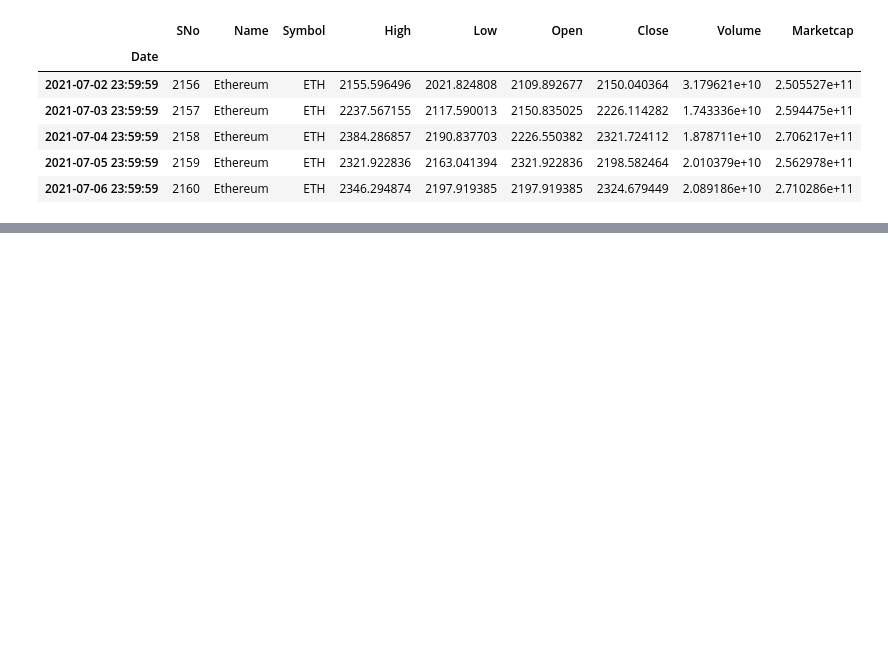
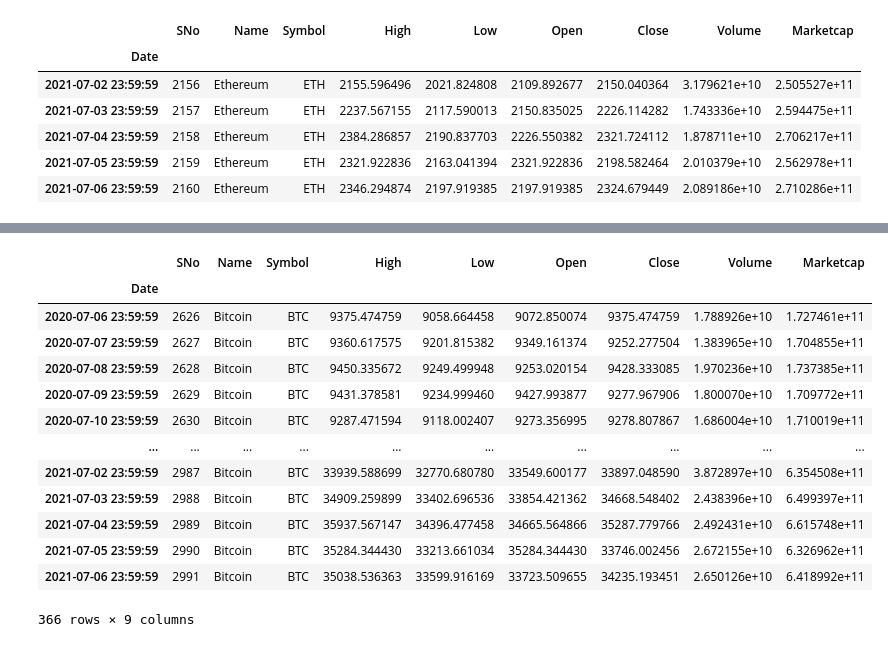
Before and after one commit to DataTortuga/crypto-pair-trade-analysis, a Jupyter notebook: BTC-ETH-Pair-Trade/BTC-ETH-Pair-Trade2.ipynb, the cells around one changed output, grey strips where cells are left out. Saved outputs shown, nothing was run; the diff lists cells and outputs as text; code cells hidden in the pictures; blank space fills up the shorter version.

```diff
--- a/BTC-ETH-Pair-Trade/BTC-ETH-Pair-Trade2.ipynb
+++ b/BTC-ETH-Pair-Trade/BTC-ETH-Pair-Trade2.ipynb
@@ -60,0 +110,17 @@ eth_df.tail()
+# %%
+a
+# %% [output]
+|  | SNo | Name | Symbol | High | Low | Open | Close | Volume | Marketcap |
+| Date |  |  |  |  |  |  |  |  |  |
+| 2020-07-06 23:59:59 | 2626 | Bitcoin | BTC | 9375.474759 | 9058.664458 | 9072.850074 | 9375.474759 | 1.788926e+10 | 1.727461e+11 |
+| 2020-07-07 23:59:59 | 2627 | Bitcoin | BTC | 9360.617575 | 9201.815382 | 9349.161374 | 9252.277504 | 1.383965e+10 | 1.704855e+11 |
+| 2020-07-08 23:59:59 | 2628 | Bitcoin | BTC | 9450.335672 | 9249.499948 | 9253.020154 | 9428.333085 | 1.970236e+10 | 1.737385e+11 |
+| 2020-07-09 23:59:59 | 2629 | Bitcoin | BTC | 9431.378581 | 9234.999460 | 9427.993877 | 9277.967906 | 1.800070e+10 | 1.709772e+11 |
+| 2020-07-10 23:59:59 | 2630 | Bitcoin | BTC | 9287.471594 | 9118.002407 | 9273.356995 | 9278.807867 | 1.686004e+10 | 1.710019e+11 |
+| ... | ... | ... | ... | ... | ... | ... | ... | ... | ... |
+| 2021-07-02 23:59:59 | 2987 | Bitcoin | BTC | 33939.588699 | 32770.680780 | 33549.600177 | 33897.048590 | 3.872897e+10 | 6.354508e+11 |
+| 2021-07-03 23:59:59 | 2988 | Bitcoin | BTC | 34909.259899 | 33402.696536 | 33854.421362 | 34668.548402 | 2.438396e+10 | 6.499397e+11 |
+| 2021-07-04 23:59:59 | 2989 | Bitcoin | BTC | 35937.567147 | 34396.477458 | 34665.564866 | 35287.779766 | 2.492431e+10 | 6.615748e+11 |
+| 2021-07-05 23:59:59 | 2990 | Bitcoin | BTC | 35284.344430 | 33213.661034 | 35284.344430 | 33746.002456 | 2.672155e+10 | 6.326962e+11 |
+| 2021-07-06 23:59:59 | 2991 | Bitcoin | BTC | 35038.536363 | 33599.916169 | 33723.509655 | 34235.193451 | 2.650126e+10 | 6.418992e+11 |
+366 rows × 9 columns
```
Also changed, not shown: parts of 13 cells of this notebook.
